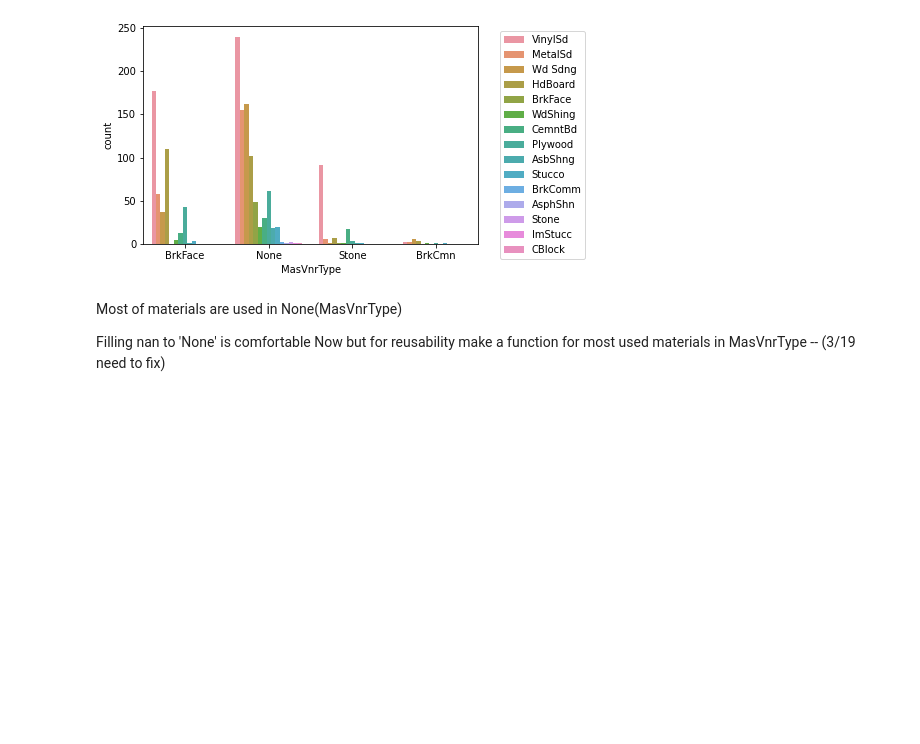
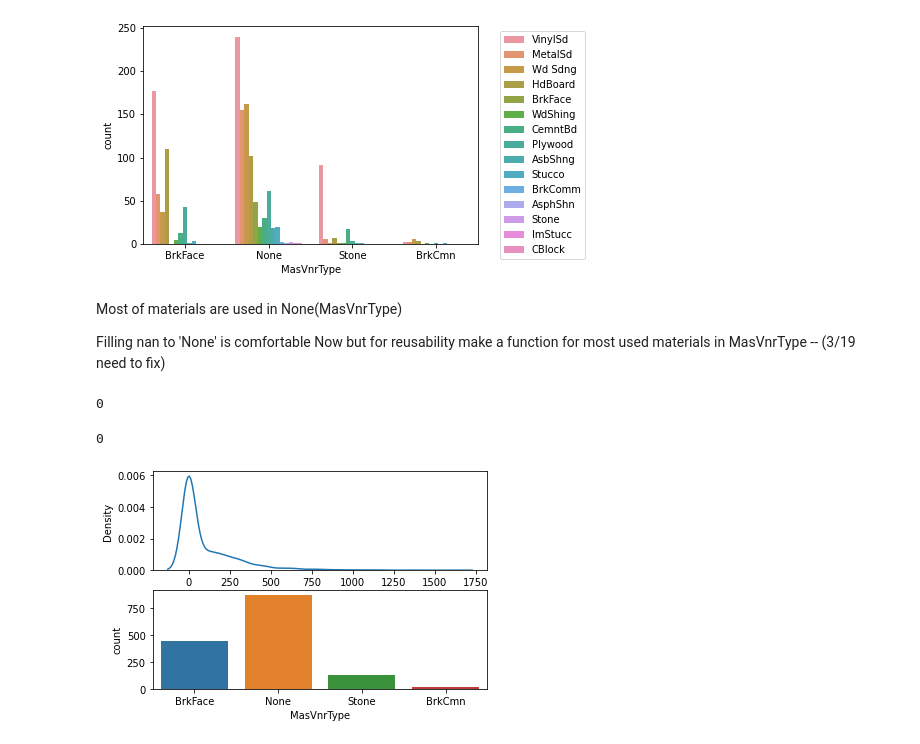
Before and after one commit to marudengi/practice-for-kaggle, a Jupyter notebook: House_Prices.ipynb, the cells around one changed output. Drawn from its saved outputs; the diff is of its cells as text; code cells hidden in the pictures; blank space fills up the shorter version.

```diff
--- a/House_Prices.ipynb
+++ b/House_Prices.ipynb
@@ -457,0 +462,15 @@ def most_used_material(df,feature1,feature2):
+# %%
+train['MasVnrType'].isna().sum()
+# %% [output]
+0
+# %%
+train['MasVnrArea'].isna().sum()
+# %% [output]
+0
+# %%
+f,ax = plt.subplots(2,1)
+sns.kdeplot(train['MasVnrArea'],ax=ax[0])
+sns.countplot(train['MasVnrType'],ax=ax[1])
+plt.show()
+# %% [output]
+[figure, added]
```
Also changed, not shown: parts of 35 cells of this notebook.
